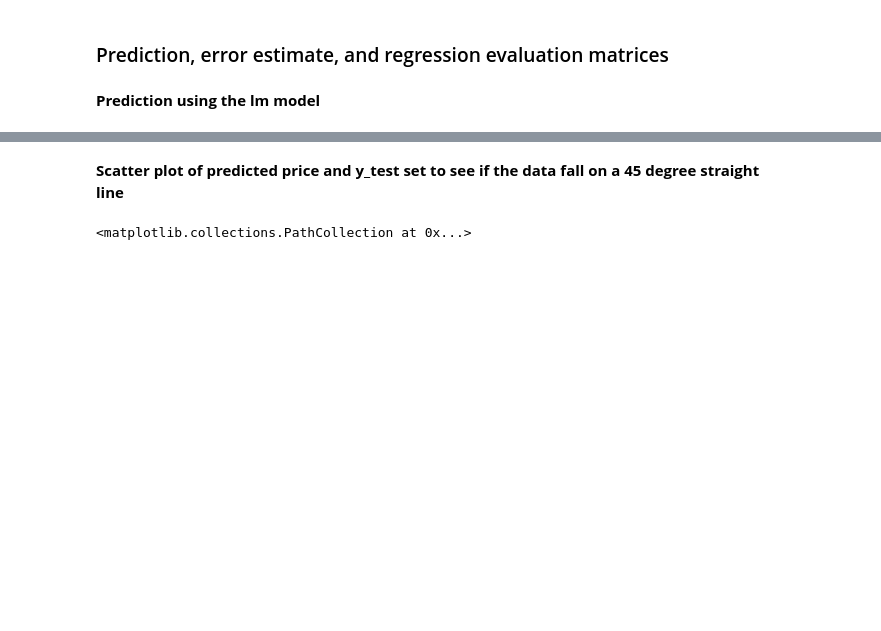
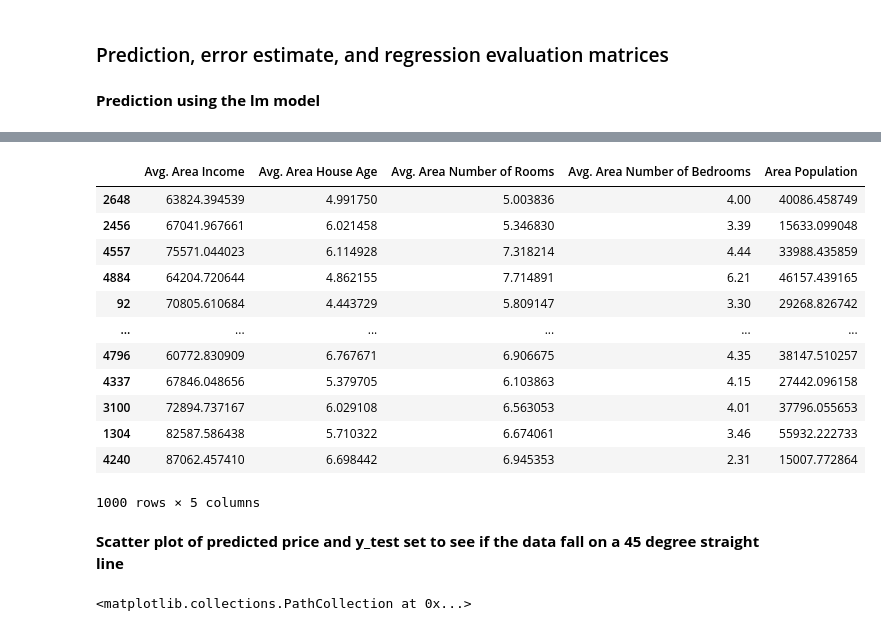
Before and after one commit to Avrians/Machine-Learning, a Jupyter notebook: PraktisiMengajar/Week-8/Linear_Regression_ US housing price.ipynb, the cells around one changed output, grey strips where cells are left out. Saved outputs shown, nothing was run; the diff lists cells and outputs as text; code cells hidden in the pictures; blank space fills up the shorter version.

```diff
--- a/PraktisiMengajar/Week-8/Linear_Regression_ US housing price.ipynb
+++ b/PraktisiMengajar/Week-8/Linear_Regression_ US housing price.ipynb
@@ -329,3 +335,19 @@ Size of the predicted object: (1500,)
+# %%
+X_test
+# %% [output]
+|  | Avg. Area Income | Avg. Area House Age | Avg. Area Number of Rooms | Avg. Area Number of Bedrooms | Area Population |
+| 2648 | 63824.394539 | 4.991750 | 5.003836 | 4.00 | 40086.458749 |
+| 2456 | 67041.967661 | 6.021458 | 5.346830 | 3.39 | 15633.099048 |
+| 4557 | 75571.044023 | 6.114928 | 7.318214 | 4.44 | 33988.435859 |
+| 4884 | 64204.720644 | 4.862155 | 7.714891 | 6.21 | 46157.439165 |
+| 92 | 70805.610684 | 4.443729 | 5.809147 | 3.30 | 29268.826742 |
+| ... | ... | ... | ... | ... | ... |
+| 4796 | 60772.830909 | 6.767671 | 6.906675 | 4.35 | 38147.510257 |
+| 4337 | 67846.048656 | 5.379705 | 6.103863 | 4.15 | 27442.096158 |
+| 3100 | 72894.737167 | 6.029108 | 6.563053 | 4.01 | 37796.055653 |
+| 1304 | 82587.586438 | 5.710322 | 6.674061 | 3.46 | 55932.222733 |
+| 4240 | 87062.457410 | 6.698442 | 6.945353 | 2.31 | 15007.772864 |
+1000 rows × 5 columns
 # %% [markdown]
 **Scatter plot of predicted price and y_test set to see if the data fall on a 45 degree straight line**
 # %%
```
Also changed, not shown: parts of 14 cells of this notebook, 2 other files.
